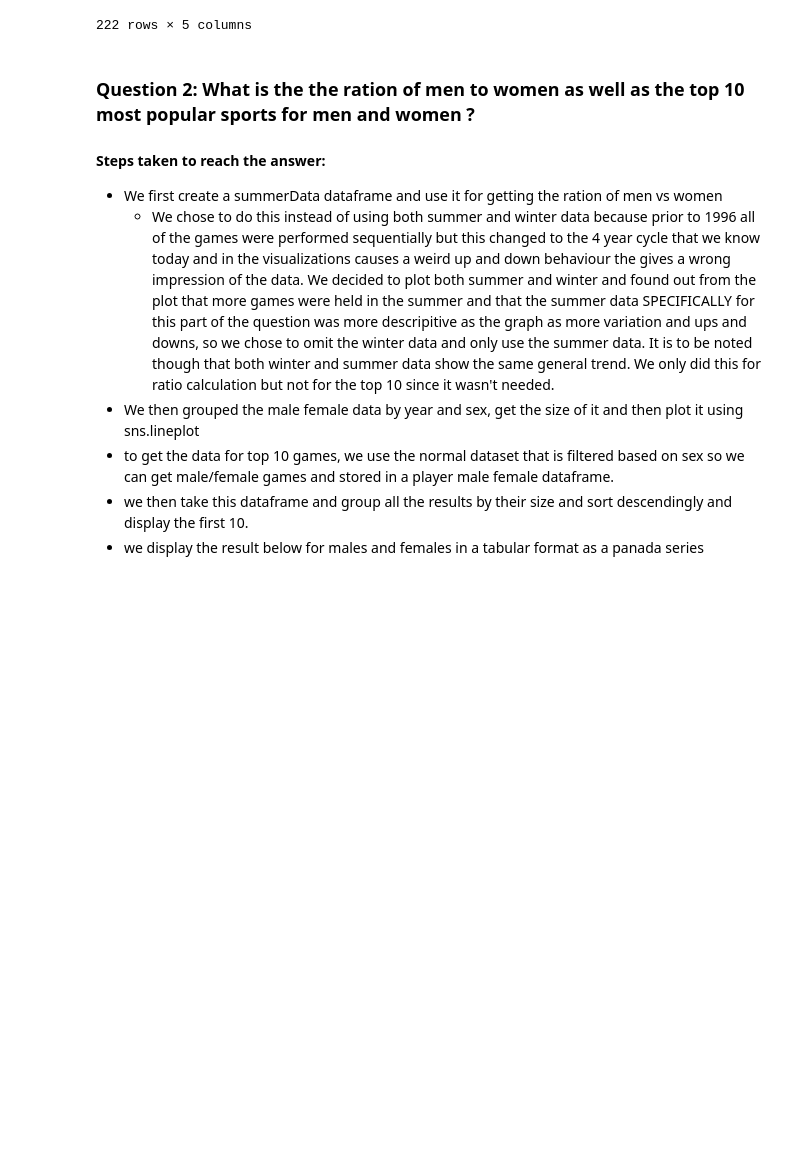
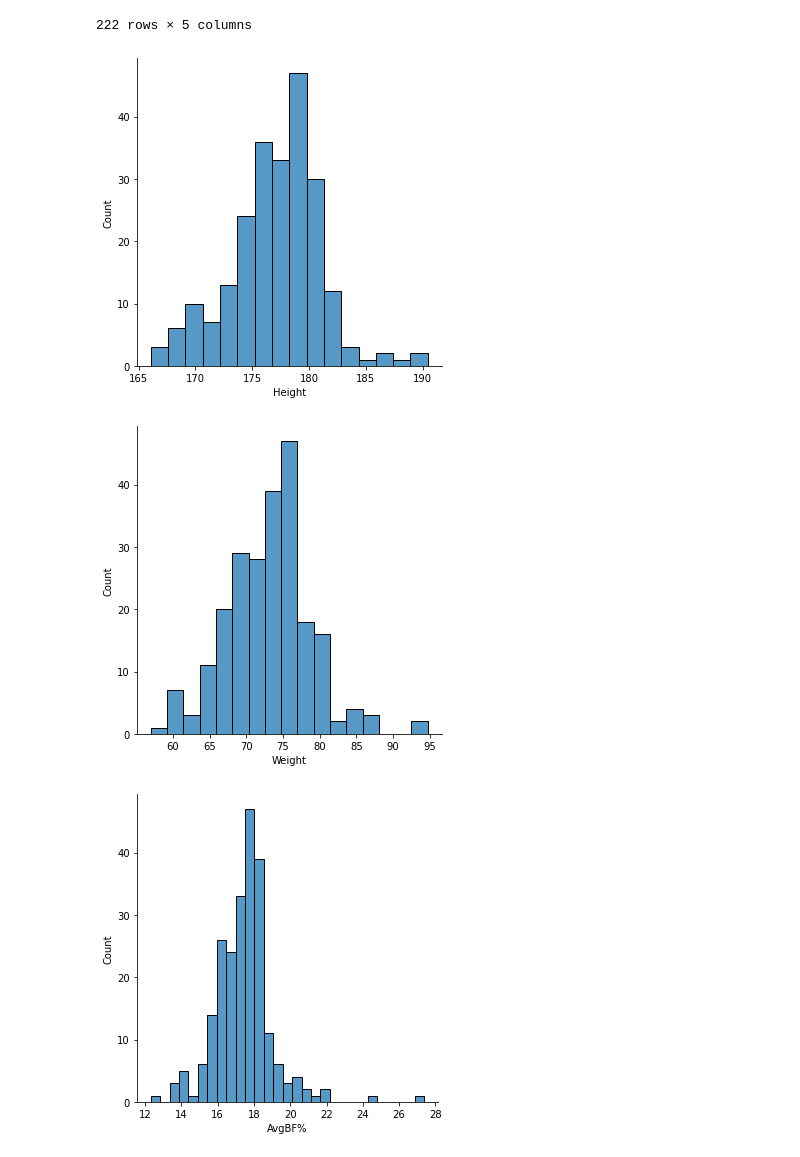
Before and after one commit to vitaminsofsalem/Data_Engineering_Milestone_1, a Jupyter notebook: Olympic_Exploration.ipynb, the cells around one changed output. Saved outputs shown, nothing was run; the diff lists cells and outputs as text; code cells hidden in the pictures; blank space fills up the shorter version.

Commit message:
added avg height, weight, bodyfat plots

```diff
--- a/Olympic_Exploration.ipynb
+++ b/Olympic_Exploration.ipynb
@@ -193,12 +193,12 @@ Female Average
 | ERI | 161.000000 | 43.166667 | 26.500000 | 16.608712 | 20.625454 |
 | TUV | 179.200997 | 46.000000 | 18.000000 | 14.324418 | 15.929302 |
 222 rows × 5 columns
-# %% [markdown]
-### Question 2: What is the the ration of men to women as well as the top 10 most popular sports for men and women ?
-#### Steps taken to reach the answer:
-- We first create a summerData dataframe and use it for getting the ration of men vs women
-    - We chose to do this instead of using both summer and winter data because prior to 1996 all of the games were performed    sequentially but this changed to the 4 year cycle that we know today and in the visualizations causes a weird up and down behaviour the gives a wrong impression of the data. We decided to plot both summer and winter and found out from the plot that more games were held in the summer and that the summer data SPECIFICALLY for this part of the question was more descripitive as the graph as more variation and ups and downs, so we chose to omit the winter data and only use the summer data. It is to be noted though that both winter and summer data show the same general trend. We only did this for ratio calculation but not for the top 10 since it wasn't needed.
-- We then grouped the male female data by year and sex, get the size of it and then plot it using sns.lineplot
-- to get the data for top 10 games, we use the normal dataset that is filtered based on sex so we can get male/female games and stored in a player male female dataframe.
-- we then take this dataframe and group all the results by their size and sort descendingly and display the first 10.
-- we display the result below for males and females in a tabular format as a panada series
+# %%
+chart_m = males_df.groupby('NOC').mean().sort_values('AvgBF%',ascending=False)
+# Plot Average Height, Weight, BodyFat
+for col in ['Height', 'Weight', 'AvgBF%']:
+    sns.displot(chart_m[col])
+# %% [output]
+[figure, added]
+[figure, added]
+[figure, added]
```
Also changed, not shown: parts of 14 cells of this notebook.
